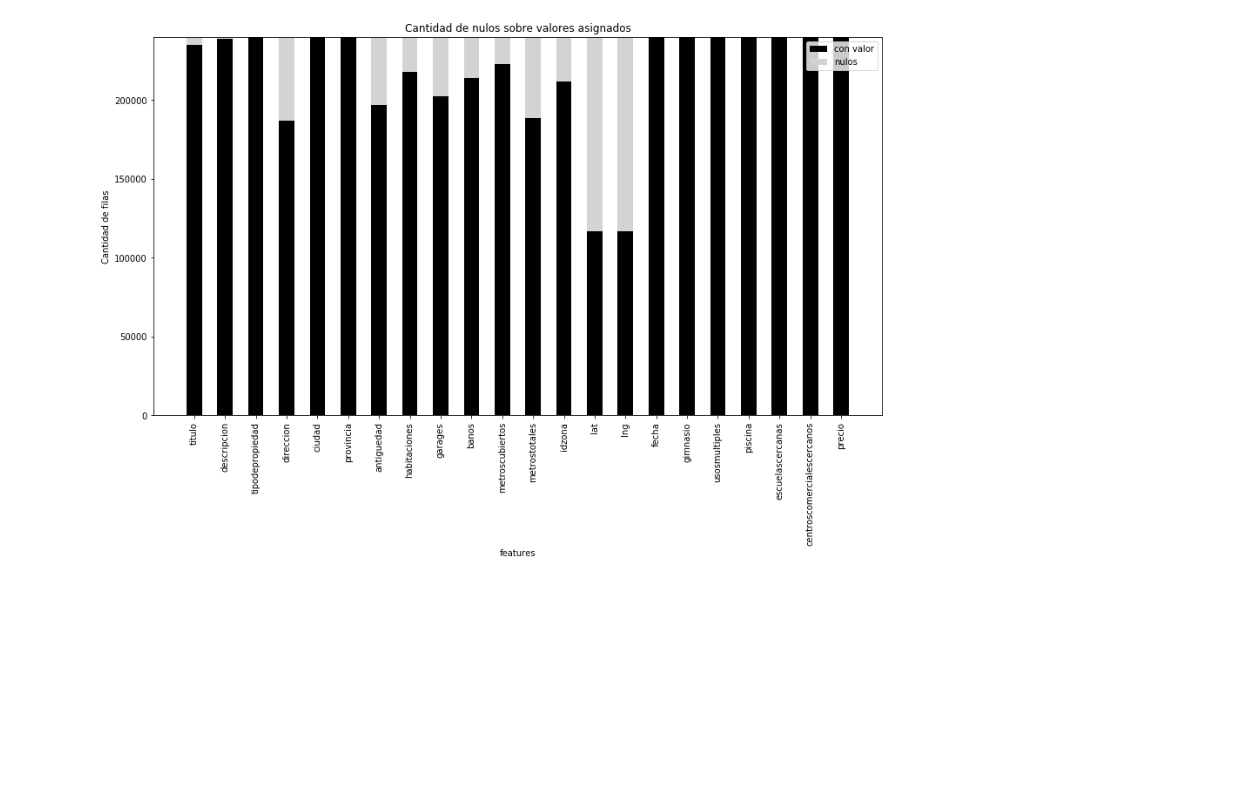
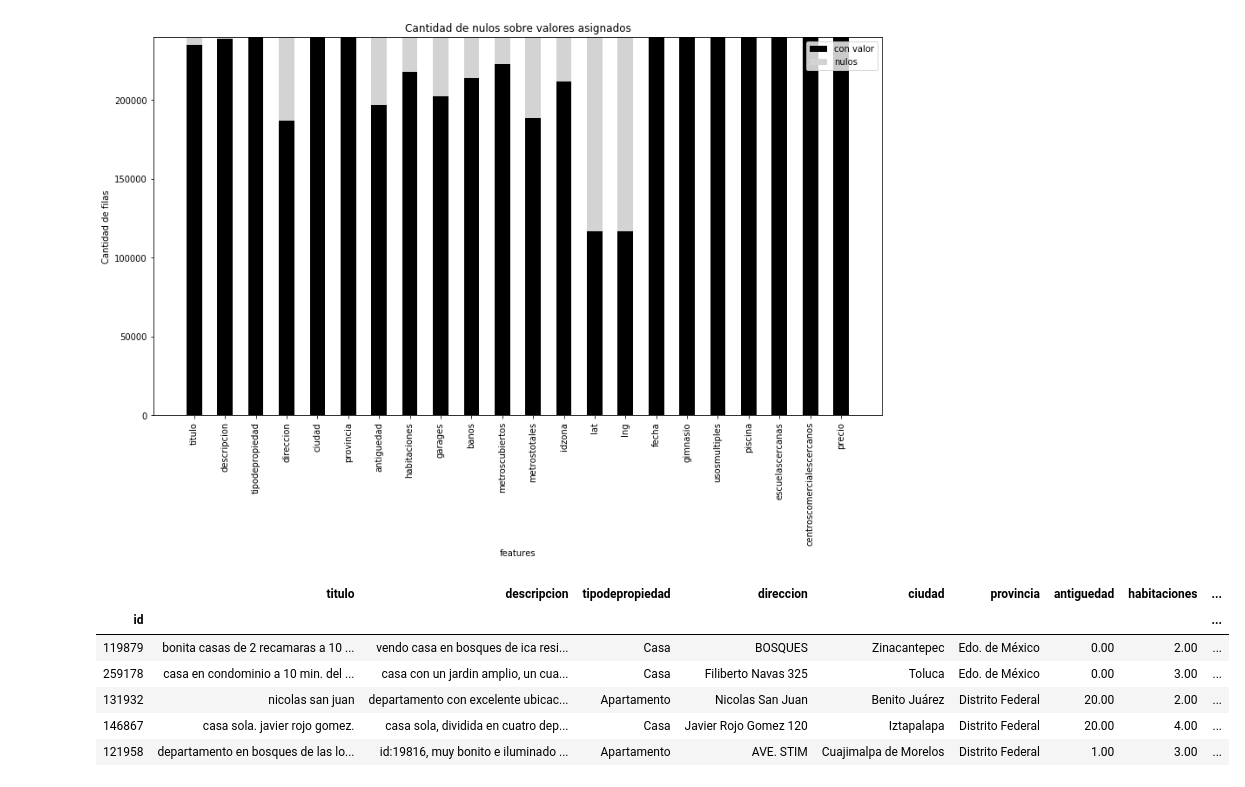
Before and after one commit to josetec1/DatosG29, a Jupyter notebook: Analisis nacho.ipynb, the cells around one changed output. Saved outputs shown, nothing was run; the diff lists cells and outputs as text; code cells hidden in the pictures; blank space fills up the shorter version.

```diff
--- a/Analisis nacho.ipynb
+++ b/Analisis nacho.ipynb
@@ -183,3 +183,13 @@ ax.yaxis.get_major_formatter().set_scientific(False)
 plt.show()
 # %% [output]
 [figure]
+# %%
+df1.tail()
+# %% [output]
+|  | titulo | descripcion | tipodepropiedad | direccion | ciudad | provincia | antiguedad | habitaciones | ... |
+| id |  |  |  |  |  |  |  |  | ... |
+| 119879 | bonita casas de 2 recamaras a 10 ... | vendo casa en bosques de ica resi... | Casa | BOSQUES | Zinacantepec | Edo. de México | 0.00 | 2.00 | ... |
+| 259178 | casa en condominio a 10 min. del ... | casa con un jardin amplio, un cua... | Casa | Filiberto Navas 325 | Toluca | Edo. de México | 0.00 | 3.00 | ... |
+| 131932 | nicolas san juan | departamento con excelente ubicac... | Apartamento | Nicolas San Juan | Benito Juárez | Distrito Federal | 20.00 | 2.00 | ... |
+| 146867 | casa sola. javier rojo gomez. | casa sola, dividida en cuatro dep... | Casa | Javier Rojo Gomez 120 | Iztapalapa | Distrito Federal | 20.00 | 4.00 | ... |
+| 121958 | departamento en bosques de las lo... | id:19816, muy bonito e iluminado ... | Apartamento | AVE. STIM | Cuajimalpa de Morelos | Distrito Federal | 1.00 | 3.00 | ... |
```
Also changed, not shown: parts of 2 cells of this notebook, 1 other file.
